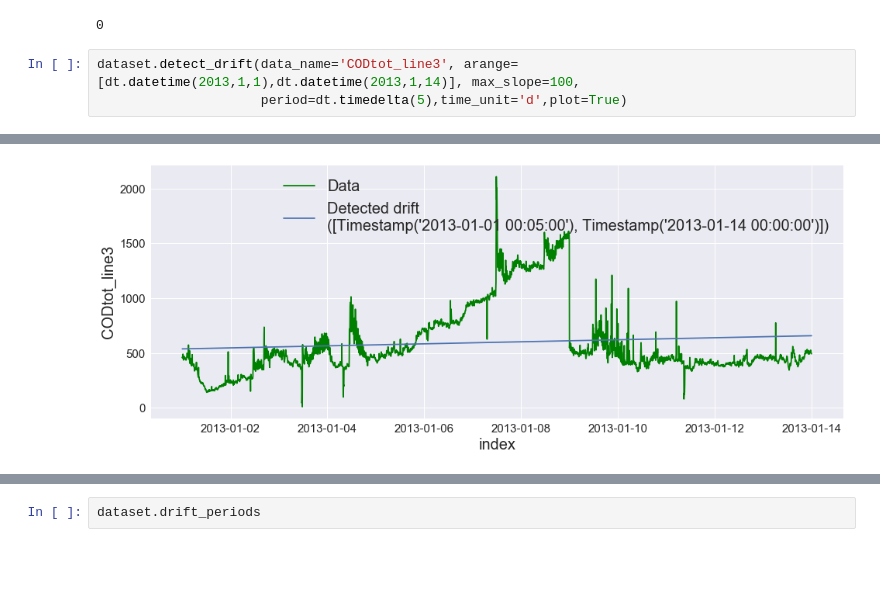
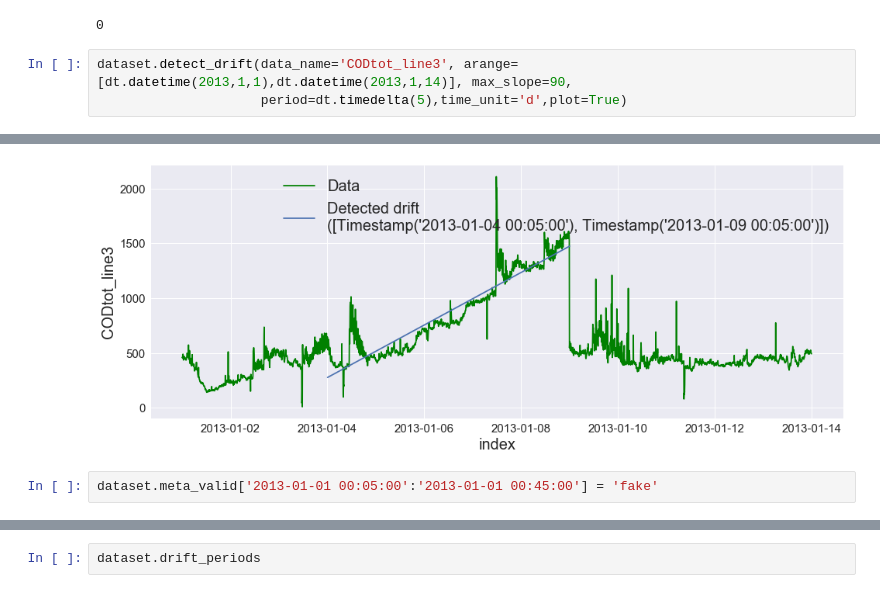
Before and after one commit to UGentBiomath/wwdata, a Jupyter notebook: Showcase_OnlineSensorBased.ipynb, the cells around one changed output, grey strips where cells are left out. Drawn from its saved outputs; the diff is of its cells as text; blank space fills up the shorter version.

```diff
--- a/Showcase_OnlineSensorBased.ipynb
+++ b/Showcase_OnlineSensorBased.ipynb
@@ -142,6 +146,6 @@ np.sign(0)
 # %% [output]
 0
 # %%
-dataset.detect_drift(data_name='CODtot_line3', arange=[dt.datetime(2013,1,1),dt.datetime(2013,1,14)], max_slope=100,
+dataset.detect_drift(data_name='CODtot_line3', arange=[dt.datetime(2013,1,1),dt.datetime(2013,1,14)], max_slope=90,
                      period=dt.timedelta(5),time_unit='d',plot=True)
 # %% [output]
@@ -149,2 +153,4 @@ No drift detected
-[figure, old version]
+[figure, new version]
+# %%
+dataset.meta_valid['2013-01-01 00:05:00':'2013-01-01 00:45:00'] = 'fake'
 # %%
```
Also changed, not shown: parts of 4 cells of this notebook, 1 other file.
